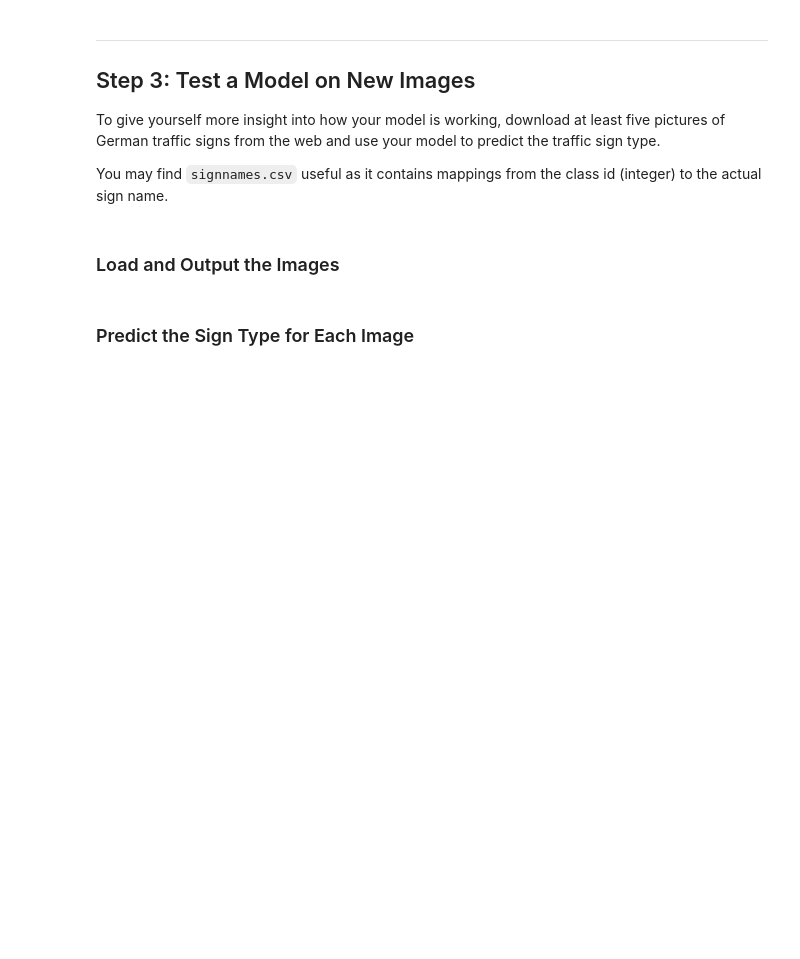
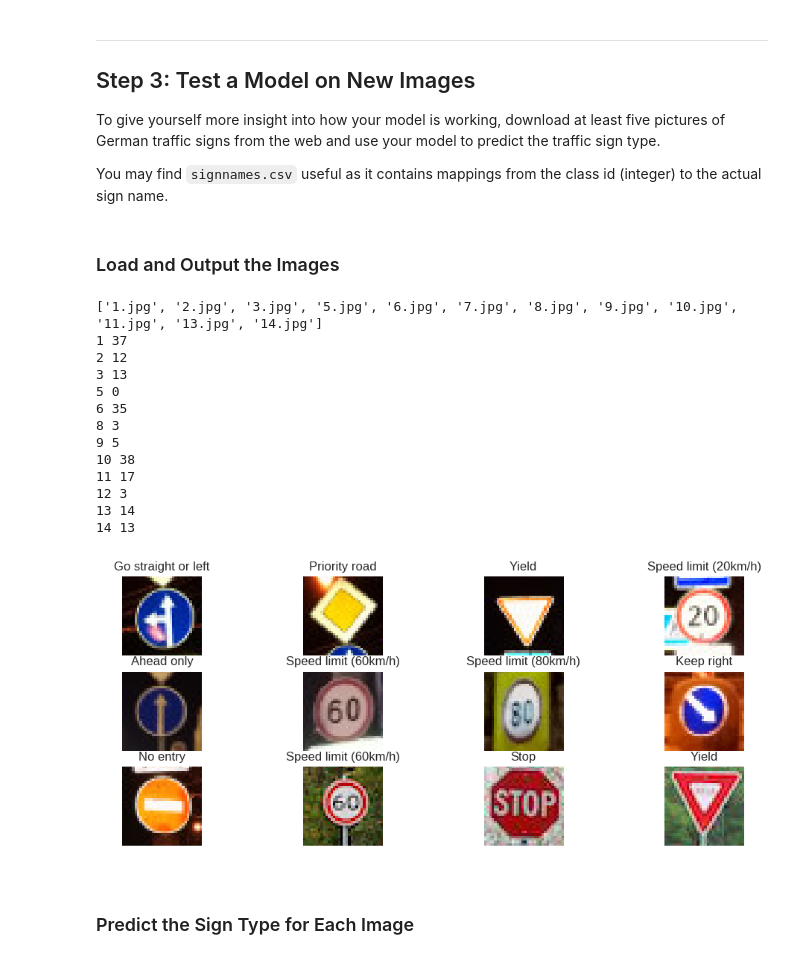
Before and after one commit to Blitzman/CarND-Traffic-Sign-Classifier-Project, a Jupyter notebook: Traffic_Sign_Classifier.ipynb, the cells around one changed output. Cells and saved outputs as stored; diff of their text form; code cells hidden in the pictures; blank space fills up the shorter version.

```diff
--- a/Traffic_Sign_Classifier.ipynb
+++ b/Traffic_Sign_Classifier.ipynb
@@ -105,9 +108,11 @@ print("Number of classes (test) =", n_classes_test)
 print("Number of classes (valid) =", n_classes_valid)
 
 # Explore and print class IDs and their corresponding sign names
+sign_class_names = []
 with open('signnames.csv') as csvfile:
     reader = csv.DictReader(csvfile)
     for row in reader:
+        sign_class_names.append(row['SignName'])
         print(row['ClassId'], row['SignName'])
 # %% [output]
 Number of training examples = 34799
@@ -526,20 +531,54 @@ To give yourself more insight into how your model is working, download at least
 You may find `signnames.csv` useful as it contains mappings from the class id (integer) to the actual sign name.
 # %% [markdown]
 ### Load and Output the Images
-# %%
-### Load the images and plot them here.
-### Feel free to use as many code cells as needed.
-num_examples_test = 5
-examples_test = [rnd.randint(0, n_test) for r in range(num_examples_test)]
-
-fig_examples_test = plt.figure(figsize=(16, 6))
-for i in range(num_examples_test):
-    fig_examples_test.add_subplot(1, num_examples_test, i+1)
-    plt.imshow(X_test[examples_test[i]])
-
-X_new_images = [X_test[i] for i in examples_test]
-y_new_images = [y_test[i] for i in examples_test]
-
-X_new_images, y_new_images = preprocess(X_new_images, y_new_images)
+# %%
+# CELL 12
+
+# List all images in the new images directory
+new_images = sorted([fname for fname in os.listdir('new_images/') if fname.endswith('.jpg')], key=lambda f: int(f.rsplit(os.path.extsep, 1)[0].rsplit(None,1)[-1]))
+print(new_images)
+
+# Load each image in the folder into the array
+sbs.reset_defaults()
+X_new = []
+for i in new_images:
+    i = 'new_images/' + i
+    image = mpimg.imread(i)
+    X_new.append(image)
+sbs.set()
+
+y_new = []
+with open('new_images/classes.csv') as csvfile:
+    reader = csv.DictReader(csvfile)
+    for row in reader:
+        y_new.append(int(row['Class']))
+        print(row['Image'], row['Class'])
+
+# Display new images
+plt.figure(figsize=(12, 8))
+for i in range(len(X_new)):
+    plt.subplot(5, 4, i+1)
+    plt.imshow(X_new[i])
+    plt.title(sign_class_names[int(y_new[i])])
+    plt.axis('off')
+plt.show()
+
+# Preprocess all images as we did before
+X_new_preprocessed = preprocess(X_new)
+# %% [output]
+['1.jpg', '2.jpg', '3.jpg', '5.jpg', '6.jpg', '7.jpg', '8.jpg', '9.jpg', '10.jpg', '11.jpg', '13.jpg', '14.jpg']
+1 37
+2 12
+3 13
+5 0
+6 35
+8 3
+9 5
+10 38
+11 17
+12 3
+13 14
+14 13
+[figure, added]
 # %% [markdown]
 ### Predict the Sign Type for Each Image
```
Also changed, not shown: parts of 15 cells of this notebook, 17 other files.
